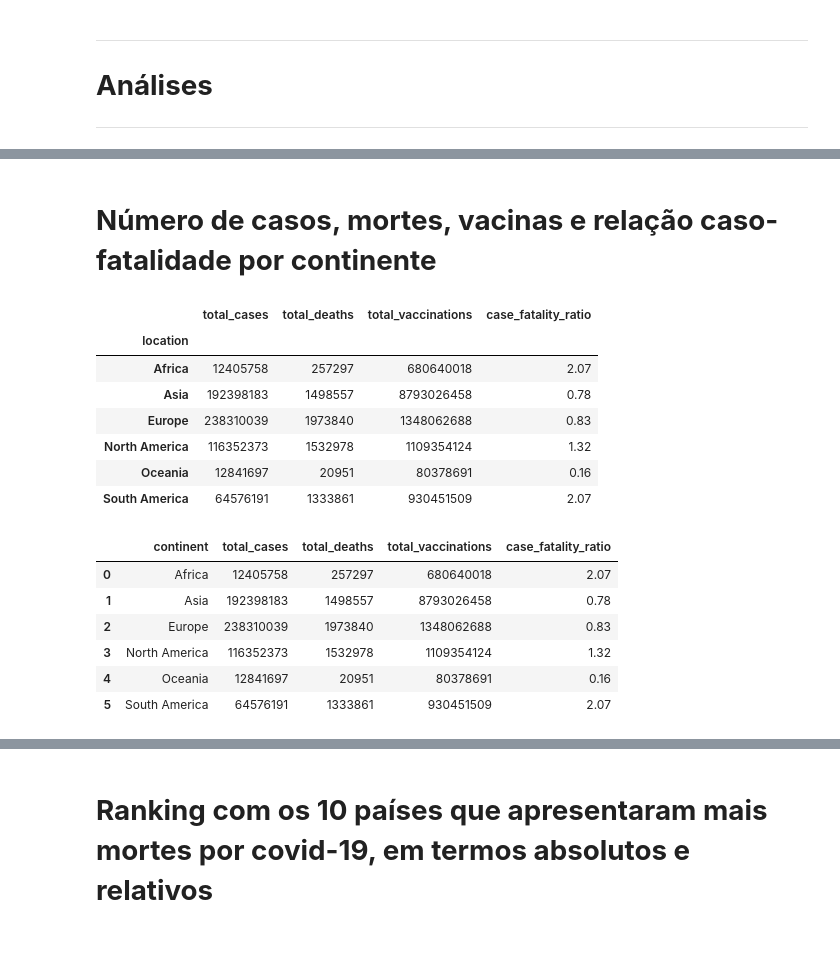
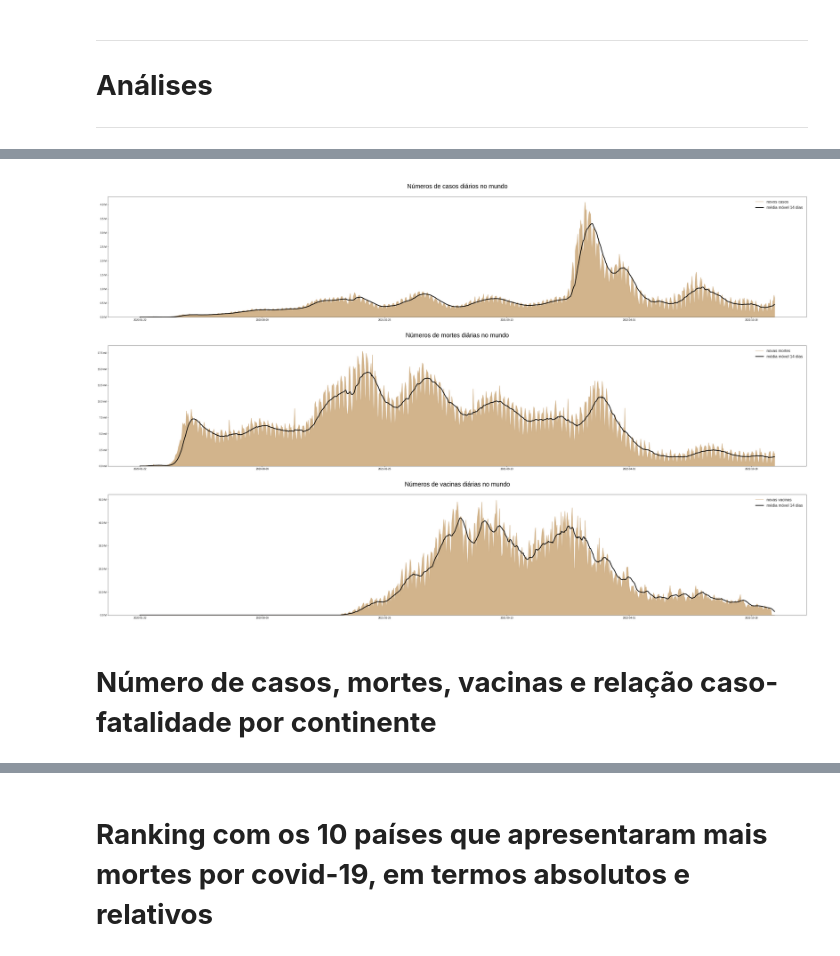
Before and after one commit to LRLeite/Data-Analytics, a Jupyter notebook: covid_19.ipynb, the cells around one changed output, grey strips where cells are left out. Cells and saved outputs as stored; diff of their text form; code cells hidden in the pictures.

```diff
--- a/covid_19.ipynb
+++ b/covid_19.ipynb
@@ -208,0 +215,4 @@ df = df[df.location.isin(['Eritrea', 'Marshall Islands', 'Saint Pierre and Mique
+# %%
+#Dados do número de casos, mortes e vacinas diários no mundo
+world_plot = df[['date', 'location', 'new_cases', 'new_deaths', 'new_vaccinations']].loc[df.location == 'World'].set_index('date')
+world_plot.head()
@@ -208,0 +227,5 @@ df = df[df.location.isin(['Eritrea', 'Marshall Islands', 'Saint Pierre and Mique
+# %%
+#Dados médias móveis de 14 dias
+world_plot_MM = world_plot[['new_cases', 'new_deaths', 'new_vaccinations']].rolling(14).mean().round(2).fillna(0)
+world_plot_MM.rename(columns = {'new_cases': 'new_cases_MM14', 'new_deaths': 'new_deaths_MM14', 'new_vaccinations': 'new_vaccinations_MM14'}, inplace = True)
+world_plot_MM.tail()
@@ -209,3 +240,37 @@ df = df[df.location.isin(['Eritrea', 'Marshall Islands', 'Saint Pierre and Mique
+# %%
+#Gráfico do número de casos, mortes e vacinas diários no mundo
+fig, ax = plt.subplots(3, 1, figsize = (40, 25), constrained_layout=True)
+plt.style.use(['seaborn-dark'])
+
+plt.rc('xtick', labelsize=16)
+plt.rc('ytick', labelsize=16)
+
+world_plot.plot(kind = 'area', subplots = True, ax = [ax[0], ax[1], ax[2]], color = 'tan', legend = None)
+world_plot_MM.plot(kind = 'line', subplots = True, ax = [ax[0], ax[1], ax[2]], linestyle = 'solid',  color = 'black', linewidth = 3)
+
+ax[0].set_title('\n Números de casos diários no mundo \n', fontsize = 25)
+ax[0].ticklabel_format(style = 'plain', axis = 'y')
+ax[0].get_yaxis().set_major_formatter(
+    matplotlib.ticker.FuncFormatter(lambda x, p: '%1.1f' % (x*1e-6) + ' M'))
+ax[0].set_xlabel(None)
+ax[0].legend(('novos casos','média móvel 14 dias'), fontsize = 16)
+
+ax[1].set_title('\n Números de mortes diárias no mundo \n', fontsize = 25)
+ax[1].get_yaxis().set_major_formatter(
+    matplotlib.ticker.FuncFormatter(lambda x, p: '%1.1f' % (x / 1000) + ' mil'))
+ax[1].set_xlabel(None)
+ax[1].legend(('novas mortes','média móvel 14 dias'), fontsize = 16)
+
+ax[2].set_title('\n Números de vacinas diárias no mundo \n', fontsize = 25)
+ax[2].ticklabel_format(style = 'plain', axis = 'y')
+ax[2].get_yaxis().set_major_formatter(
+    matplotlib.ticker.FuncFormatter(lambda x, p: '%1.1f' % (x*1e-6) + ' M'))
+ax[2].set_xlabel(None)
+ax[2].legend(('novas vacinas','média móvel 14 dias'), fontsize = 16)
+
+fig.show()
+# %% [output]
+[figure, added]
 # %% [markdown]
 # **Número de casos, mortes, vacinas e relação caso-fatalidade por continente**
 # %%
@@ -215,33 +280,11 @@ df_continents = df_continents.groupby('location')[['total_cases', 'total_deaths'
 # %%
 #Calcular a relação caso-fatalidade
 df_continents['case_fatality_ratio'] = ((df_continents['total_deaths']/df_continents['total_cases']) * 100).round(2)
-# %%
-df_continents
-# %% [output]
-|  | total_cases | total_deaths | total_vaccinations | case_fatality_ratio |
-| location |  |  |  |  |
-| Africa | 12405758 | 257297 | 680640018 | 2.07 |
-| Asia | 192398183 | 1498557 | 8793026458 | 0.78 |
-| Europe | 238310039 | 1973840 | 1348062688 | 0.83 |
-| North America | 116352373 | 1532978 | 1109354124 | 1.32 |
-| Oceania | 12841697 | 20951 | 80378691 | 0.16 |
-| South America | 64576191 | 1333861 | 930451509 | 2.07 |
 # %%
 #Converter o índice 'location' em coluna, resetar e dropar o índice anterior e depois reordenar as colunas
 df_continents['continent'] = df_continents.index
 df_continents.reset_index(drop = True, inplace = True)
 df_continents = df_continents[['continent', 'total_cases', 'total_deaths', 'total_vaccinations', 'case_fatality_ratio']]
-# %%
-#Tabela com todos os valores do gráfico a seguir:
-df_continents
-# %% [output]
-|  | continent | total_cases | total_deaths | total_vaccinations | case_fatality_ratio |
-| 0 | Africa | 12405758 | 257297 | 680640018 | 2.07 |
-| 1 | Asia | 192398183 | 1498557 | 8793026458 | 0.78 |
-| 2 | Europe | 238310039 | 1973840 | 1348062688 | 0.83 |
-| 3 | North America | 116352373 | 1532978 | 1109354124 | 1.32 |
-| 4 | Oceania | 12841697 | 20951 | 80378691 | 0.16 |
-| 5 | South America | 64576191 | 1333861 | 930451509 | 2.07 |
 # %%
 #Gráficos
 sns.set_theme(style = "dark")
```
Also changed, not shown: parts of 24 cells of this notebook.
